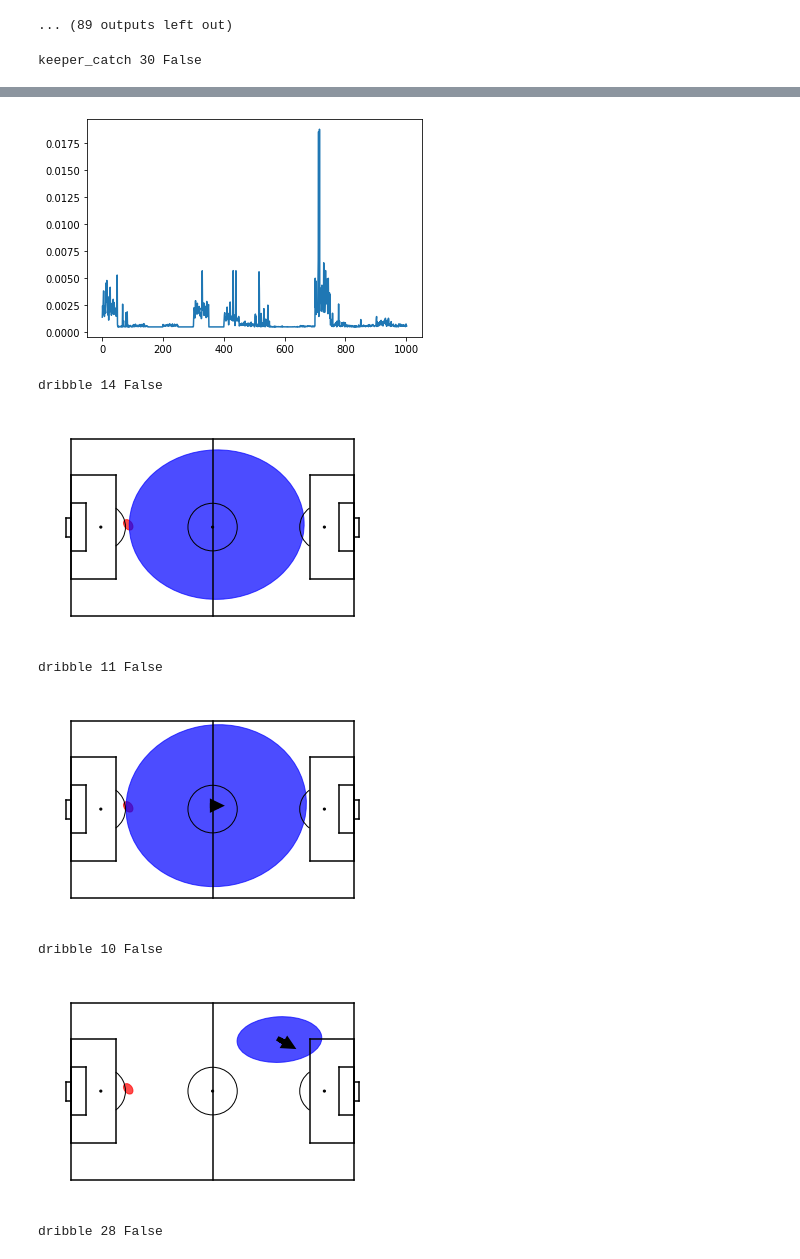
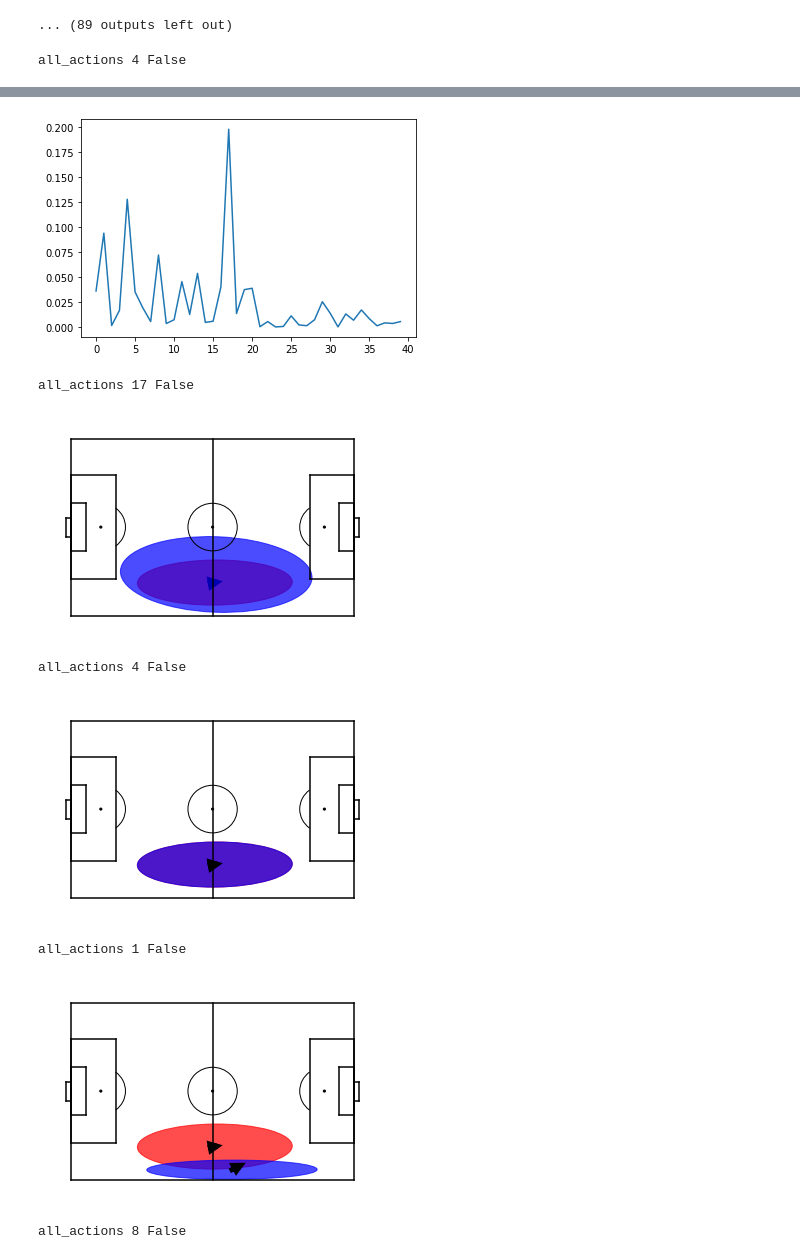
Before and after one commit to TomDecroos/atomic-spadl, a Jupyter notebook: pattern-notebooks/action-gmm-sequential.ipynb, the cells around one changed output, grey strips where cells are left out. Saved outputs shown, nothing was run; the diff lists cells and outputs as text; code cells hidden in the pictures.

```diff
--- a/pattern-notebooks/action-gmm-sequential.ipynb
+++ b/pattern-notebooks/action-gmm-sequential.ipynb
@@ -155,0 +120,5 @@ Wall time: 10.6 s
+# %%
+test = np.array([[0.1,0.9,0],[0.9,0.1,0],[0,0,1]])
+for i in range(12):
+    test = np.dot(test,test.T)
+test
@@ -155,0 +178,9 @@ Wall time: 10.6 s
+# %%
+
+#transes
+probas = gmme.predict_proba(df)
+#uncouple_probabilities(probas,df.is_home.values)
+ori = probas.values.copy()
+ori[df.is_home.values] = 0
+#ori.shape
+np.concatenate([ori,ori],axis=1).shape
@@ -189,15 +222,21 @@ trans = trans + 0.1
 # %% [output]
 (199999, 2006)
 # %%
-forwardtrans = trans.copy()
-for i in range(len(forwardtrans[0])):
-     forwardtrans[i,:] /= forwardtrans[i,:].sum()
+sim = trans.copy()
 
-backwardtrans = trans.T.copy()
-for i in range(len(backwardtrans[0])):
-     backwardtrans[i,:] /= backwardtrans[i,:].sum()
-forwardtrans.sum(),backwardtrans.sum()
+for i in range(1):
+    forwardtrans = sim.copy()
+    for i in range(len(forwardtrans[0])):
+         forwardtrans[i,:] /= forwardtrans[i,:].sum()
 
-sim = (np.dot(forwardtrans,backwardtrans) + np.dot(backwardtrans,forwardtrans))/2
-sim.sum()
+    backwardtrans = sim.T.copy()
+    for i in range(len(backwardtrans[0])):
+         backwardtrans[i,:] /= backwardtrans[i,:].sum()
+    forwardtrans.sum(),backwardtrans.sum()
+    sim = np.dot(forwardtrans,backwardtrans)# + np.dot(backwardtrans,forwardtrans))/2
+    #print(sim.sum())
+
+plt.matshow(sim)
+plt.colorbar()
+plt.show()
 # %% [output]
@@ -211,7 +250,7 @@ def get_name(i):
 from collections import Counter
 from sklearn.cluster import SpectralClustering
 
-nc = 100
+nc = 5
 
 clustering = SpectralClustering(affinity="precomputed",n_clusters=nc).fit((sim + sim.T)/2)
 
@@ -323,7 +374,7 @@ Counter({('interception', False): 2, ('receival', False): 1})
 Counter({('shot', False): 50, ('bad_touch', False): 50, ('keeper_catch', False): 50, ('take_on', False): 50, ('corner', False): 50, ('freekick', False): 50, ('tackle', False): 50, ('goal', False): 50, ...
 ... (89 outputs left out)
 # %%
-i = 180
+i = 4
 ty,k = gmme._global_to_local(i % gmme.total_components())
 is_opp = i > gmme.total_components() - 1
 print(ty,k,is_opp)
@@ -331,7 +382,7 @@ vis.plot_component_w_arrow(gmme.models[ty],k,color="red",mirror=is_opp)
 
 oldty,oldk,oldopp = ty,k,is_opp
 
-v = np.zeros(gmme.total_components())
+v = np.zeros(gmme.total_components()*2)
 v[i] = 1
 
 forv = np.dot(np.dot(v,forwardtrans),backwardtrans)
@@ -353,4 +404,4 @@ for j in np.argsort(newv)[::-1][:4]:
     ax = vis.plot_component_w_arrow(gmme.models[oldty],oldk,color="red",mirror=oldopp,show=False)
     vis.plot_component_w_arrow(gmme.models[ty],k,ax=ax,color="blue",mirror=is_opp)
 # %% [output]
-keeper_catch 30 False
+all_actions 4 False
@@ -360,8 +411,8 @@ keeper_catch 30 False
-[figure, old version]
+[figure, new version]
-dribble 14 False
+all_actions 17 False
-[figure, old version]
+[figure, new version]
-dribble 11 False
+all_actions 4 False
-[figure, old version]
+[figure, new version]
-dribble 10 False
+all_actions 1 False
-[figure, old version]
+[figure, new version]
-dribble 28 False
+all_actions 8 False
```
Also changed, not shown: parts of 12 cells of this notebook, 4 other files.
